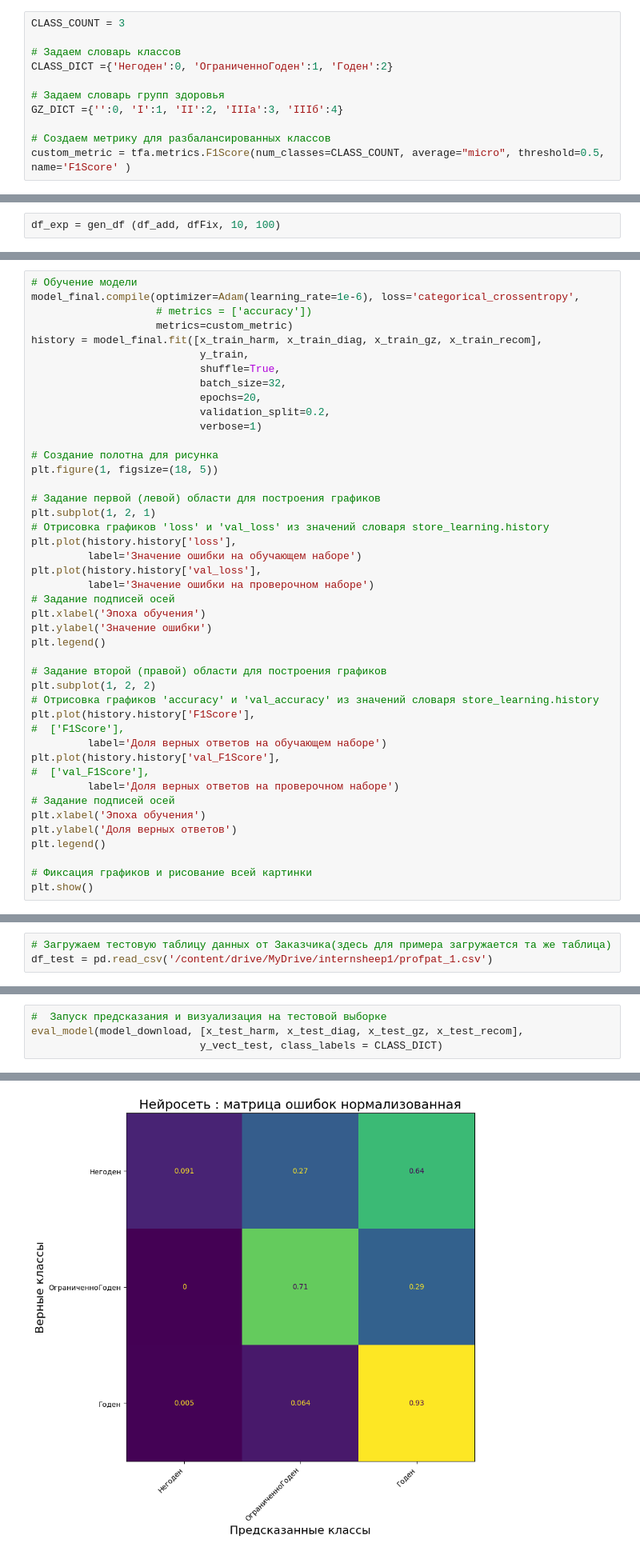
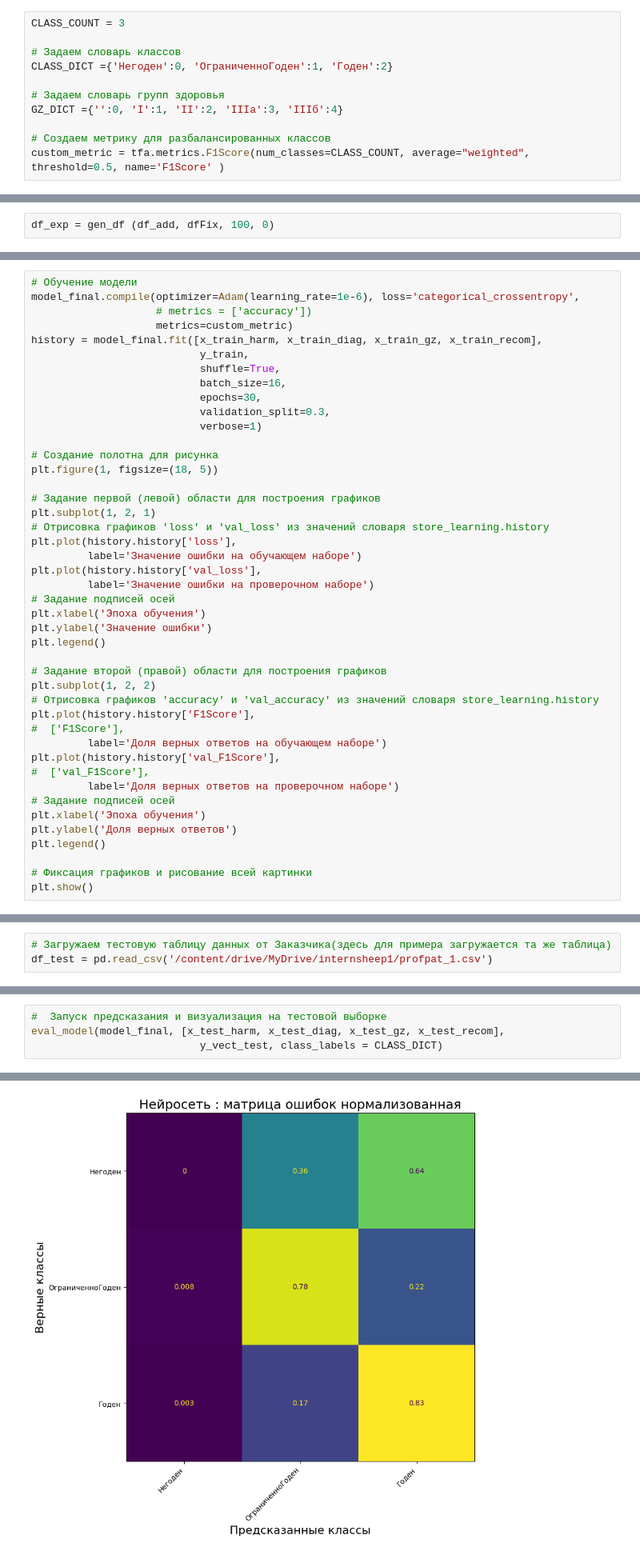
Before and after one commit to Untick/InspectrumClinic_RecSys, a Jupyter notebook: Zemlyakov Serj/Int_1_Профпатолог_2_00.ipynb, the cells around one changed output, grey strips where cells are left out. Shown at 80% size. Drawn from its saved outputs; the diff is of its cells as text.

```diff
--- a/Zemlyakov Serj/Int_1_Профпатолог_2_00.ipynb
+++ b/Zemlyakov Serj/Int_1_Профпатолог_2_00.ipynb
@@ -123,7 +126,7 @@ CLASS_DICT ={'Негоден':0, 'ОграниченноГоден':1, 'Годе
 GZ_DICT ={'':0, 'I':1, 'II':2, 'IIIа':3, 'IIIб':4}
 
 # Создаем метрику для разбалансированных классов
-custom_metric = tfa.metrics.F1Score(num_classes=CLASS_COUNT, average="micro", threshold=0.5, name='F1Score' )
+custom_metric = tfa.metrics.F1Score(num_classes=CLASS_COUNT, average="weighted", threshold=0.5, name='F1Score' )
 # %%
 # Вспомогательные функции для очистки строковых данных для приведения к удобномы для обратки виду
 def purify(x):
@@ -603,5 +606,5 @@ dfFix=getclin(df)
 # %%
 df_add = pd.read_csv('/content/drive/MyDrive/internsheep1/Pr29_1.csv')
 # %%
-df_exp = gen_df (df_add, dfFix, 10, 100)
+df_exp = gen_df (df_add, dfFix, 100, 0)
 # %% [output]
@@ -765,9 +759,9 @@ model_final.compile(optimizer=Adam(learning_rate=1e-6), loss='categorical_crosse
 history = model_final.fit([x_train_harm, x_train_diag, x_train_gz, x_train_recom],
                            y_train,
                            shuffle=True,
-                           batch_size=32,
-                           epochs=20,
-                           validation_split=0.2,
+                           batch_size=16,
+                           epochs=30,
+                           validation_split=0.3,
                            verbose=1)
 
 # Создание полотна для рисунка
@@ -963,6 +992,6 @@ for key1, value1 in CLASS_DICT.items():
 Заключение факт: Годен
 # %%
 #  Запуск предсказания и визуализация на тестовой выборке
-eval_model(model_download, [x_test_harm, x_test_diag, x_test_gz, x_test_recom],
+eval_model(model_final, [x_test_harm, x_test_diag, x_test_gz, x_test_recom],
                            y_vect_test, class_labels = CLASS_DICT)
 # %% [output]
@@ -970,4 +999,4 @@ eval_model(model_download, [x_test_harm, x_test_diag, x_test_gz, x_test_recom],
-[figure, old version]
+[figure, new version]
 ----------------------------------------------------------------------------------------------------
 Нейросеть:
 
```
Also changed, not shown: parts of 22 cells of this notebook.
